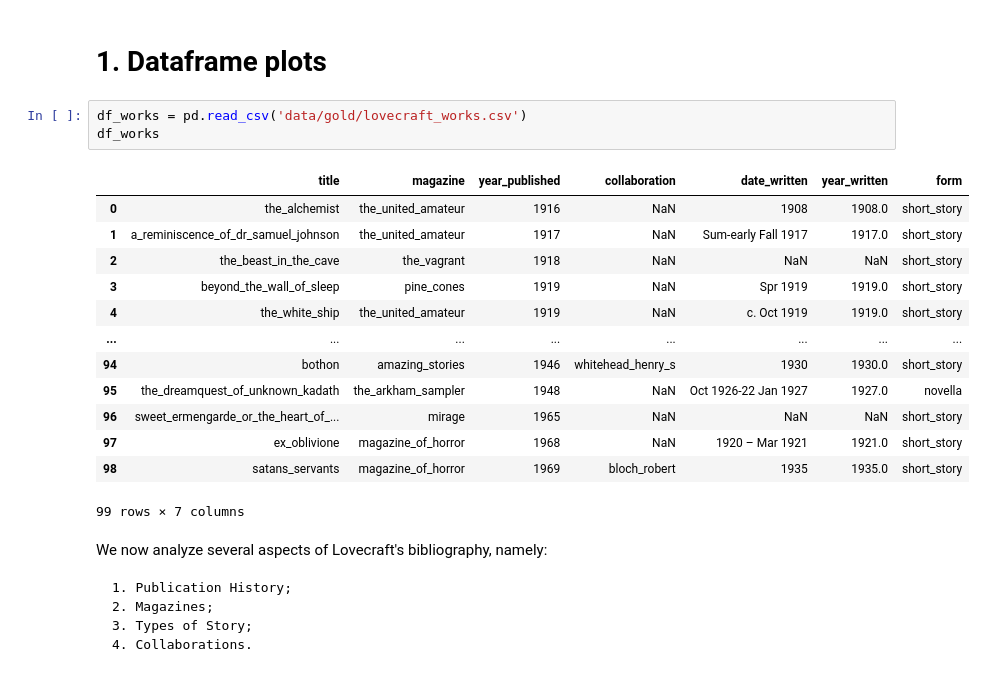
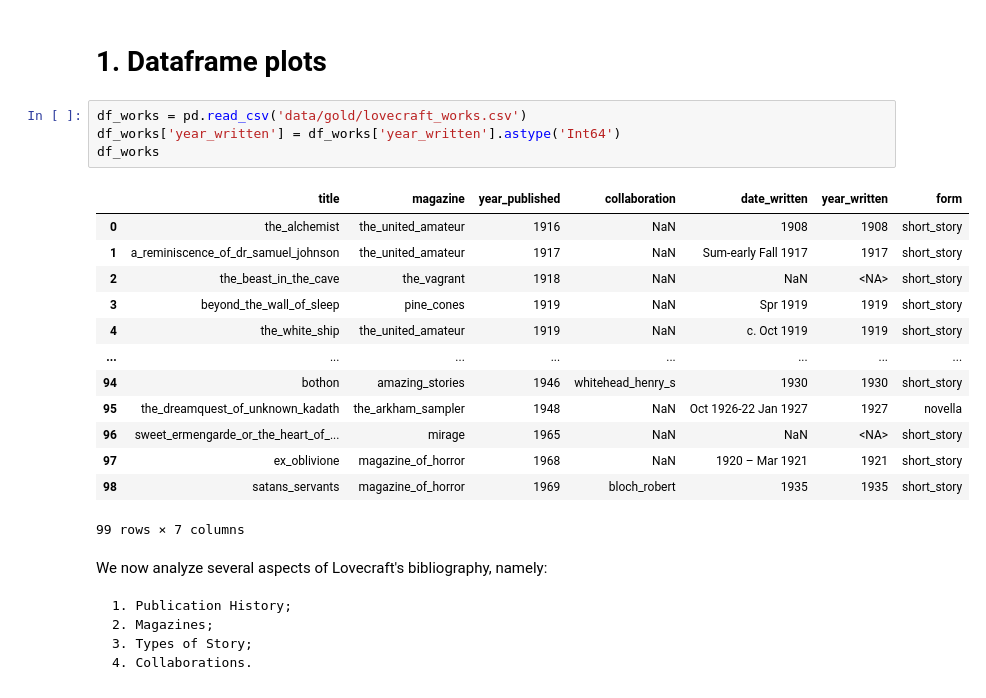
Before and after one commit to LFD103108/lovecraft, a Jupyter notebook: notebooks/04_publication_visualization.ipynb, the cells around one changed output. Cells and saved outputs as stored; diff of their text form.

```diff
--- a/notebooks/04_publication_visualization.ipynb
+++ b/notebooks/04_publication_visualization.ipynb
@@ -52,20 +52,21 @@ print( biblio.files )               # lists the files in the directory
 # 1. Dataframe plots
 # %%
 df_works = pd.read_csv('data/gold/lovecraft_works.csv')
+df_works['year_written'] = df_works['year_written'].astype('Int64')
 df_works
 # %% [output]
 |  | title | magazine | year_published | collaboration | date_written | year_written | form |
-| 0 | the_alchemist | the_united_amateur | 1916 | NaN | 1908 | 1908.0 | short_story |
-| 1 | a_reminiscence_of_dr_samuel_johnson | the_united_amateur | 1917 | NaN | Sum-early Fall 1917 | 1917.0 | short_story |
-| 2 | the_beast_in_the_cave | the_vagrant | 1918 | NaN | NaN | NaN | short_story |
-| 3 | beyond_the_wall_of_sleep | pine_cones | 1919 | NaN | Spr 1919 | 1919.0 | short_story |
-| 4 | the_white_ship | the_united_amateur | 1919 | NaN | c. Oct 1919 | 1919.0 | short_story |
+| 0 | the_alchemist | the_united_amateur | 1916 | NaN | 1908 | 1908 | short_story |
+| 1 | a_reminiscence_of_dr_samuel_johnson | the_united_amateur | 1917 | NaN | Sum-early Fall 1917 | 1917 | short_story |
+| 2 | the_beast_in_the_cave | the_vagrant | 1918 | NaN | NaN | <NA> | short_story |
+| 3 | beyond_the_wall_of_sleep | pine_cones | 1919 | NaN | Spr 1919 | 1919 | short_story |
+| 4 | the_white_ship | the_united_amateur | 1919 | NaN | c. Oct 1919 | 1919 | short_story |
 | ... | ... | ... | ... | ... | ... | ... | ... |
-| 94 | bothon | amazing_stories | 1946 | whitehead_henry_s | 1930 | 1930.0 | short_story |
-| 95 | the_dreamquest_of_unknown_kadath | the_arkham_sampler | 1948 | NaN | Oct 1926-22 Jan 1927 | 1927.0 | novella |
-| 96 | sweet_ermengarde_or_the_heart_of_... | mirage | 1965 | NaN | NaN | NaN | short_story |
-| 97 | ex_oblivione | magazine_of_horror | 1968 | NaN | 1920 – Mar 1921 | 1921.0 | short_story |
-| 98 | satans_servants | magazine_of_horror | 1969 | bloch_robert | 1935 | 1935.0 | short_story |
+| 94 | bothon | amazing_stories | 1946 | whitehead_henry_s | 1930 | 1930 | short_story |
+| 95 | the_dreamquest_of_unknown_kadath | the_arkham_sampler | 1948 | NaN | Oct 1926-22 Jan 1927 | 1927 | novella |
+| 96 | sweet_ermengarde_or_the_heart_of_... | mirage | 1965 | NaN | NaN | <NA> | short_story |
+| 97 | ex_oblivione | magazine_of_horror | 1968 | NaN | 1920 – Mar 1921 | 1921 | short_story |
+| 98 | satans_servants | magazine_of_horror | 1969 | bloch_robert | 1935 | 1935 | short_story |
 99 rows × 7 columns
 # %% [markdown]
 We now analyze several aspects of Lovecraft's bibliography, namely:
```
Also changed, not shown: parts of 6 cells of this notebook, 4 other files.
